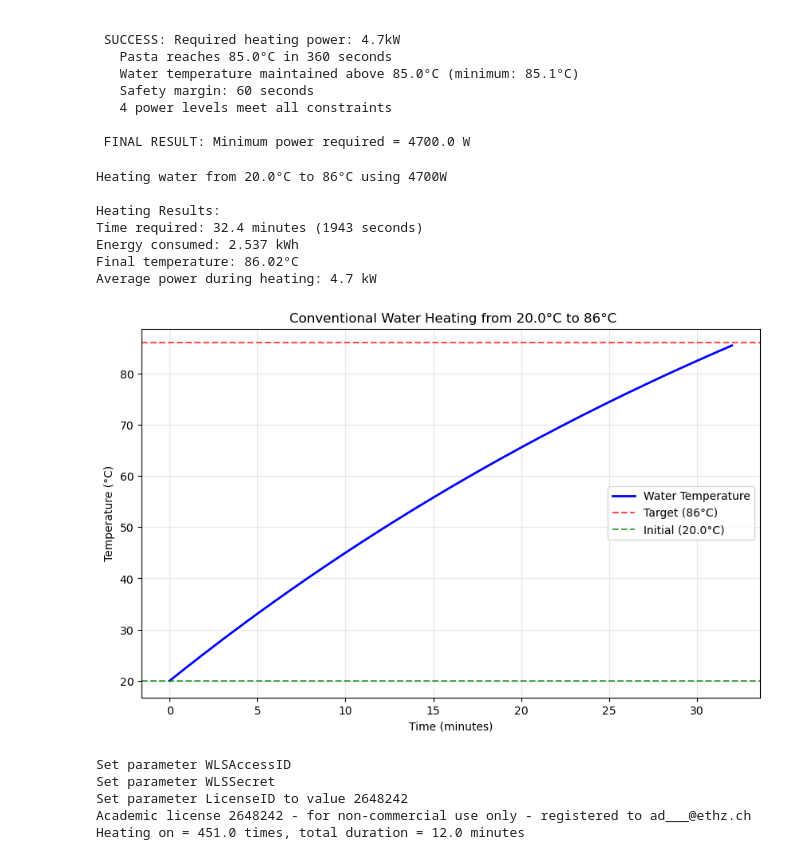
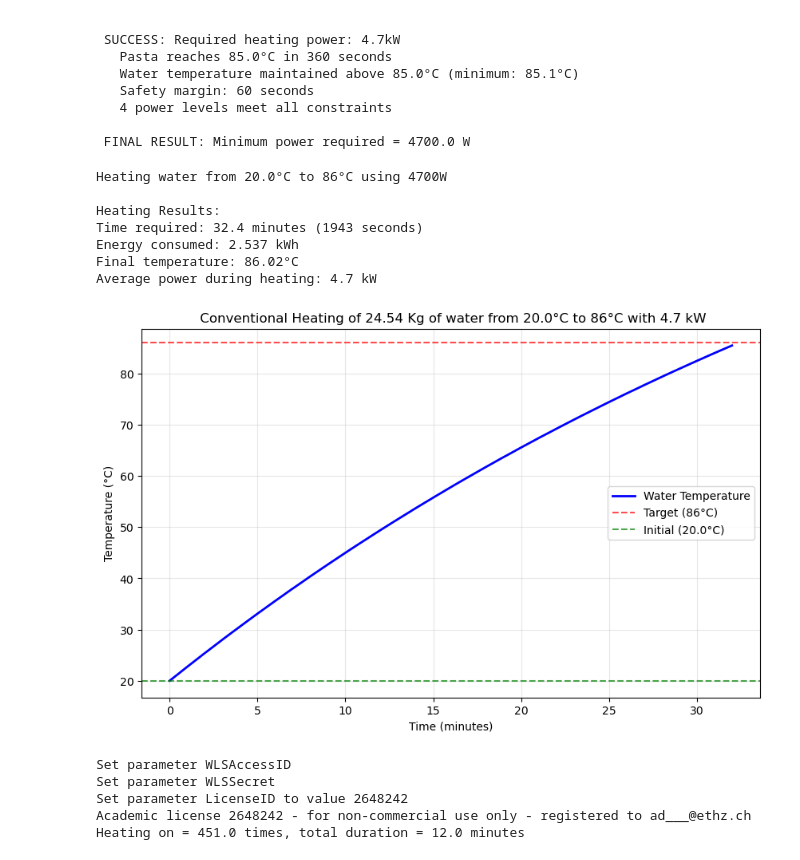
Before and after one commit to ElmayoGH/SHC-project, a Jupyter notebook: Main.ipynb, the cells around one changed output. Saved outputs shown, nothing was run; the diff lists cells and outputs as text; code cells hidden in the pictures.

```diff
--- a/Main.ipynb
+++ b/Main.ipynb
@@ -236,6 +236,26 @@ def temp_water_pasta(T, t, Q_WP):
     ]
 # %%
 def T_water_pasta(T_WP_on,T_WP_off,n,op_times,Qhp):
+    """
+    Simulate water and pasta temperature evolution with heat pump on/off control.
+
+    This function models the thermal dynamics of a pasta cooking system over time,
+    where a heat pump provides heating based on water temperature thresholds.
+
+    Args:
+        T_WP_on (float): Heat pump turn-on temperature threshold [°C] (typically 85°C)
+        T_WP_off (float): Heat pump turn-off temperature threshold [°C] (typically 93°C)
+        n (int): Number of time steps for simulation [s]
+        op_times (list): List to store heat pump operating cycle durations
+        Qhp (float): Maximum heat pump power output when ON [kW]
+
+    Returns:
+        tuple: (t, Q_WPs, T)
+            - t: time array [s]
+            - Q_WPs: heat pump power array [kW]
+            - T: temperature array [°C] with shape (n,2) where T[:,0]=water, T[:,1]=pasta
+    """
+
     QHP = Qhp #kW heat pump power
     #initial storage temperature
     T0 = (t_w_min,t_p_0) #fully charged
@@ -517,35 +537,35 @@ def calculate_heating_time_energy(
     # Optional: Plot temperature vs time
     import matplotlib.pyplot as plt
     plt.figure(figsize=(10, 6))
     plt.plot(np.array(times)/60, temperatures, 'b-', linewidth=2, label='Water Temperature')
     plt.axhline(y=T_final, color='r', linestyle='--', alpha=0.7, label=f'Target ({T_final}°C)')
     plt.axhline(y=T_initial, color='g', linestyle='--', alpha=0.7, label=f'Initial ({T_initial}°C)')
     plt.xlabel('Time (minutes)')
     plt.ylabel('Temperature (°C)')
-    plt.title(f' Conventional Water Heating from {T_initial}°C to {T_final}°C')
+    plt.title(f' Conventional Heating of 24.54 Kg of water from {T_initial}°C to {T_final}°C with 4.7 kW')
     plt.legend()
     plt.grid(True, alpha=0.3)
     plt.show()
 
     return {
         'time_seconds': time_elapsed,
         'time_minutes': time_minutes,
         'energy_kwh': energy_kwh,
         'final_temperature': T_w,
         'temperatures': np.array(temperatures),
         'times': np.array(times)
     }
 
 heating_results_conv = calculate_heating_time_energy(T_initial=20.0,T_final=86, P_max=4700)
 # %% [output]
 Heating water from 20.0°C to 86°C using 4700W
 
 Heating Results:
 Time required: 32.4 minutes (1943 seconds)
 Energy consumed: 2.537 kWh
 Final temperature: 86.02°C
 Average power during heating: 4.7 kW
-[figure, old version]
+[figure, new version]
 # %%
 def optimized_on_off_control_cooking(
     m_w=24.54, c_w=4180.0,  # water mass [kg], heat capacity [J/(kg·K)]
```
Also changed, not shown: parts of 6 cells of this notebook, 1 other file.
